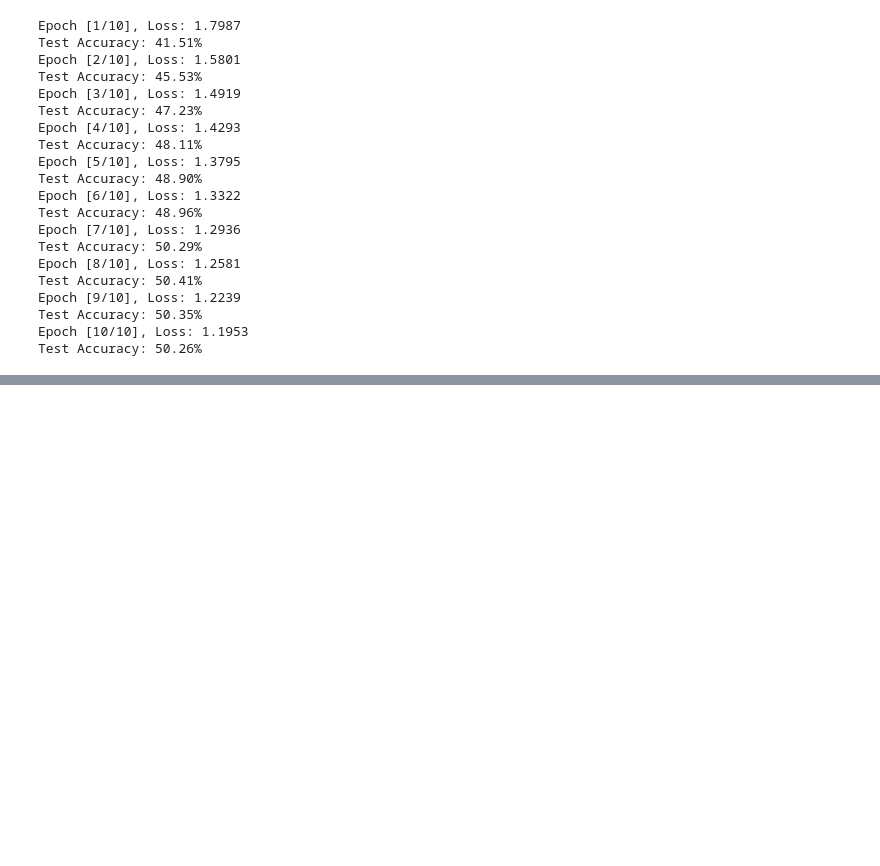
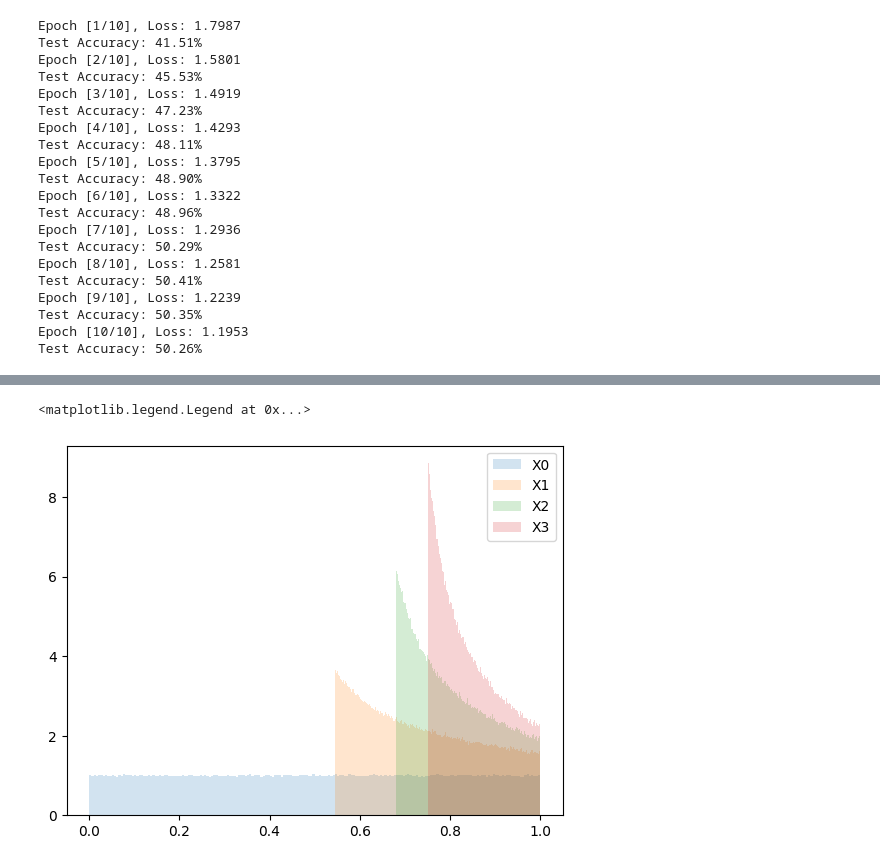
Before and after one commit to ratschlab/phd-thesis-amir, a Jupyter notebook: evaluations/evaluate.ipynb, the cells around one changed output, grey strips where cells are left out. Saved outputs shown, nothing was run; the diff lists cells and outputs as text; code cells hidden in the pictures; blank space fills up the shorter version.

```diff
--- a/evaluations/evaluate.ipynb
+++ b/evaluations/evaluate.ipynb
@@ -526,0 +987,30 @@ Test Accuracy: 50.26%
+# %%
+
+
+def unif_distr(n):
+    return np.random.rand(n)
+
+def transform(coefs, X):
+    moments = np.zeros(len(coefs))
+    for k in range(len(coefs)):
+        moments[k] = np.mean(X**(k))
+    def f(x):
+        C = np.sum([c*m for c,m in zip(coefs,moments)])
+        return np.sum([c*m*(x**k) for k,(c,m) in enumerate(zip(coefs,moments))],axis=0)/C
+
+    Y = f(X)
+    return Y
+
+X = np.random.rand(10**6)
+# X = X - X.min()
+# X = X / X.max()
+# X = X * 2 - 1
+coefs = [1,1,1]
+plt.hist(X, label='X0', alpha=0.2, bins=200, density=True)
+for l in range(3):
+    X = transform(coefs, X)
+    plt.hist(X, label=f'X{l+1}', alpha=0.2, bins=200,density=True)
+plt.legend()
+# %% [output]
+<matplotlib.legend.Legend at 0x...>
+[figure, added]
```
Also changed, not shown: parts of 8 cells of this notebook, 1 other file.
